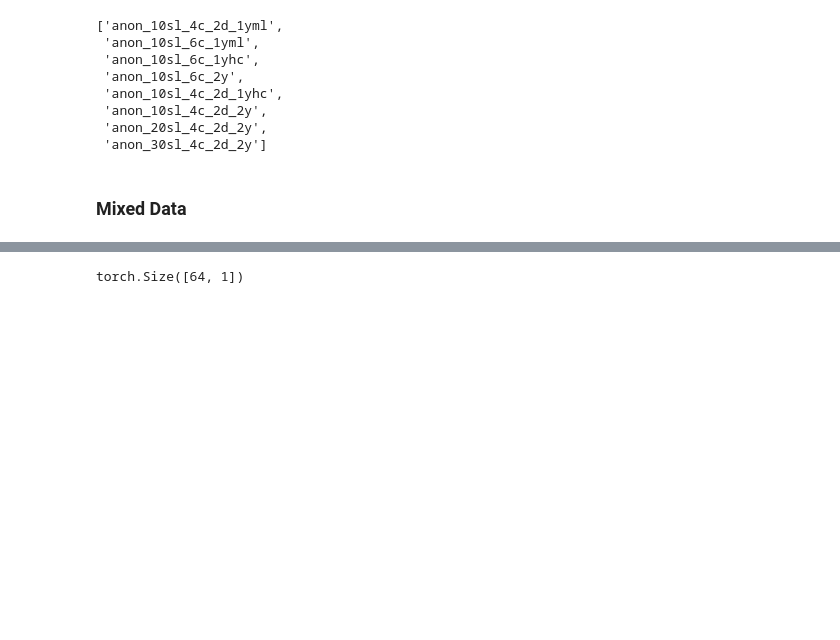
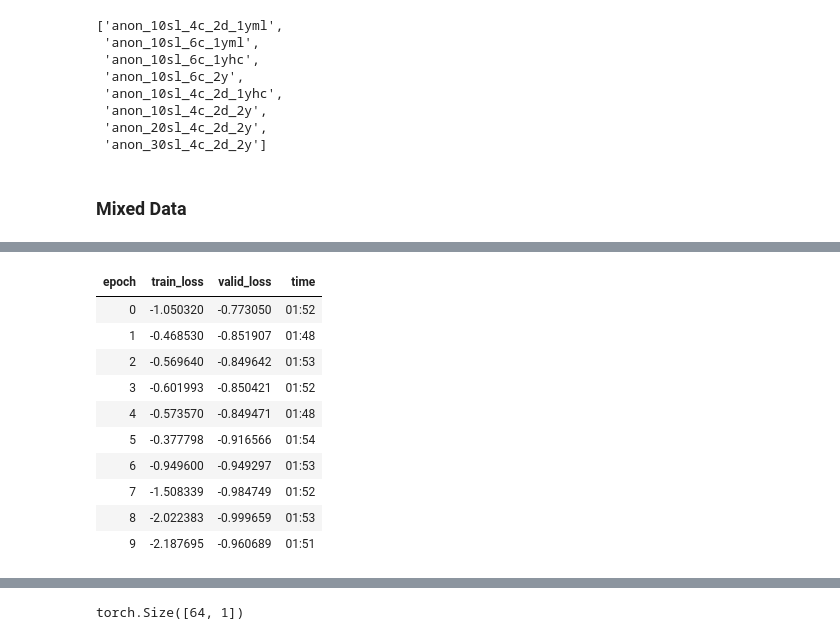
Before and after one commit to Takezo87/torchtools, a Jupyter notebook: _201_exploratory.ipynb, the cells around one changed output, grey strips where cells are left out. Drawn from its saved outputs; the diff is of its cells as text; code cells hidden in the pictures; blank space fills up the shorter version.

Commit message:
mixed model prototype

```diff
--- a/_201_exploratory.ipynb
+++ b/_201_exploratory.ipynb
@@ -449,0 +345,30 @@ tensor(0.1262, device='cuda:0')
+# %%
+#export
+class InceptionTimeD_Mixed(nn.Module):
+    '''
+    mixed model for timeseries and tabular data
+    ts_mod: InceptionTime model without final fully connected lay
+    tab_mod: MLP or TabNet
+    outputs are concatenated, then put through a fully connected layer, then sigmoid range
+    '''
+
+    def __init__(self, n_in, n_out, emb_szs=None):
+        super().__init__()
+        self.ts_mod = InceptionTime_NH(n_in, n_out) #128
+        self.sgm = Sigmoid(-1,1)
+#         self.mod = nn.Sequential(InceptionTime(n_in, n_out), Sigmoid(-1., 1.))
+#         self.tab_mod = nn.Sequential(nn.Linear(2,100), nn.ReLU(), nn.Linear(100,64))
+        self.tab_mod = TabNetModel(emb_szs=emb_szs, n_cont=4, out_sz=64)
+        self.fc = nn.Linear(192,n_out)
+
+    def forward(self, xc, xd, xt, xcat):
+        x = torch.cat([xc.float(), xd.float()], dim=-2)
+        x = x.float()
+#         print(f'InceptionTimeSgm dtype {x.dtype}')
+#         print(self.ts_mod(x).shape, self.tab_mod(xt.float().squeeze(-2)).shape )
+        x_all = torch.cat([self.ts_mod(x), self.tab_mod(xcat.long(), xt.float().squeeze(-2))], dim=-1)
+        return self.sgm(self.fc(x_all))
+# %%
+model = InceptionTimeD_Mixed(6,2, emb_szs=emb_szs)
+# %%
+dloaders=TSDataLoaders.from_dsets(dsets.train, dsets.valid, bs=128)
@@ -456,2 +379,0 @@ dloaders[1]
-# %%
-learn.fit_one_cycle(2)
@@ -462 +385,15 @@ learn.fit_one_cycle(2)
+# %%
+learn.fit_one_cycle(10, max_lr=1e-4)
+# %% [output]
+| epoch | train_loss | valid_loss | time |
+| 0 | -1.050320 | -0.773050 | 01:52 |
+| 1 | -0.468530 | -0.851907 | 01:48 |
+| 2 | -0.569640 | -0.849642 | 01:53 |
+| 3 | -0.601993 | -0.850421 | 01:52 |
+| 4 | -0.573570 | -0.849471 | 01:48 |
+| 5 | -0.377798 | -0.916566 | 01:54 |
+| 6 | -0.949600 | -0.949297 | 01:53 |
+| 7 | -1.508339 | -0.984749 | 01:52 |
+| 8 | -2.022383 | -0.999659 | 01:53 |
+| 9 | -2.187695 | -0.960689 | 01:51 |
 # %%
```
Also changed, not shown: parts of 55 cells of this notebook, 1 other file.
